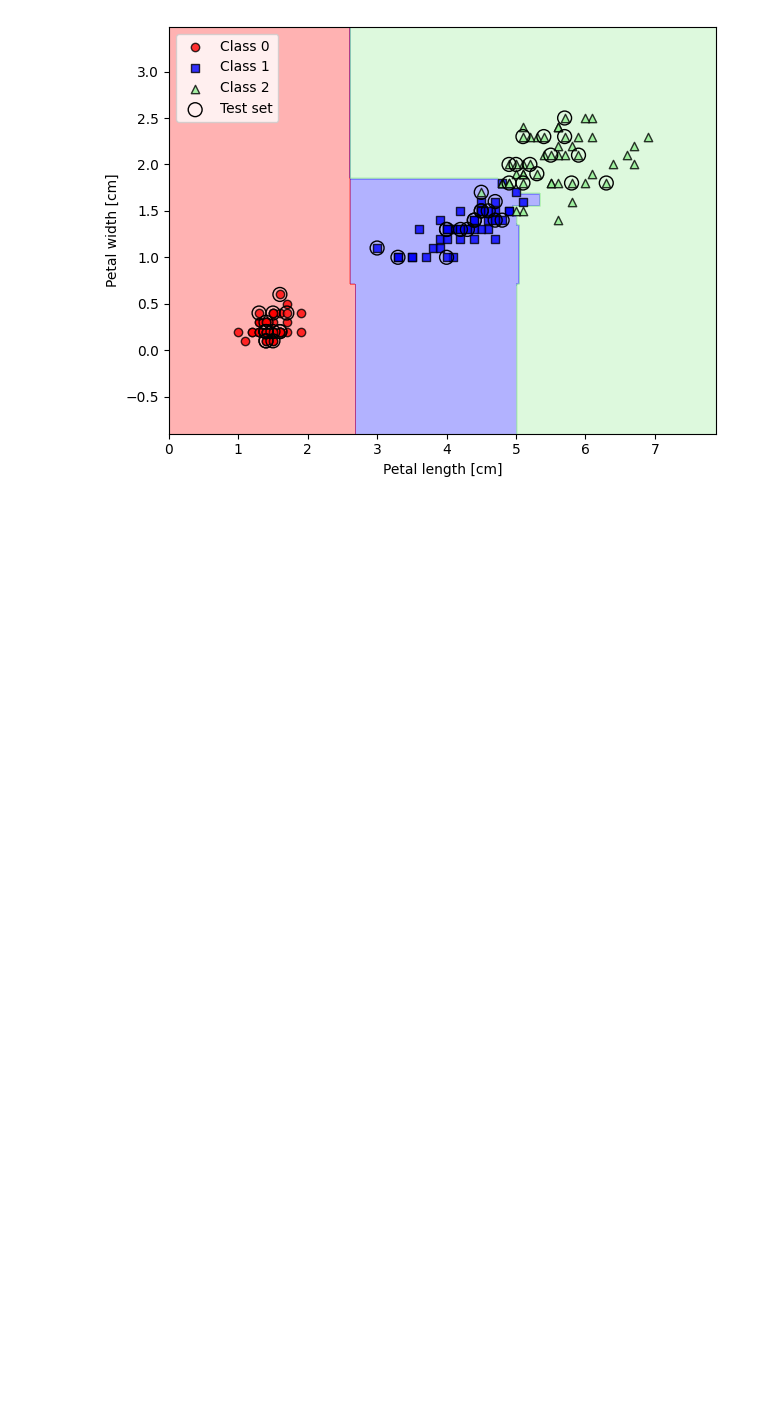
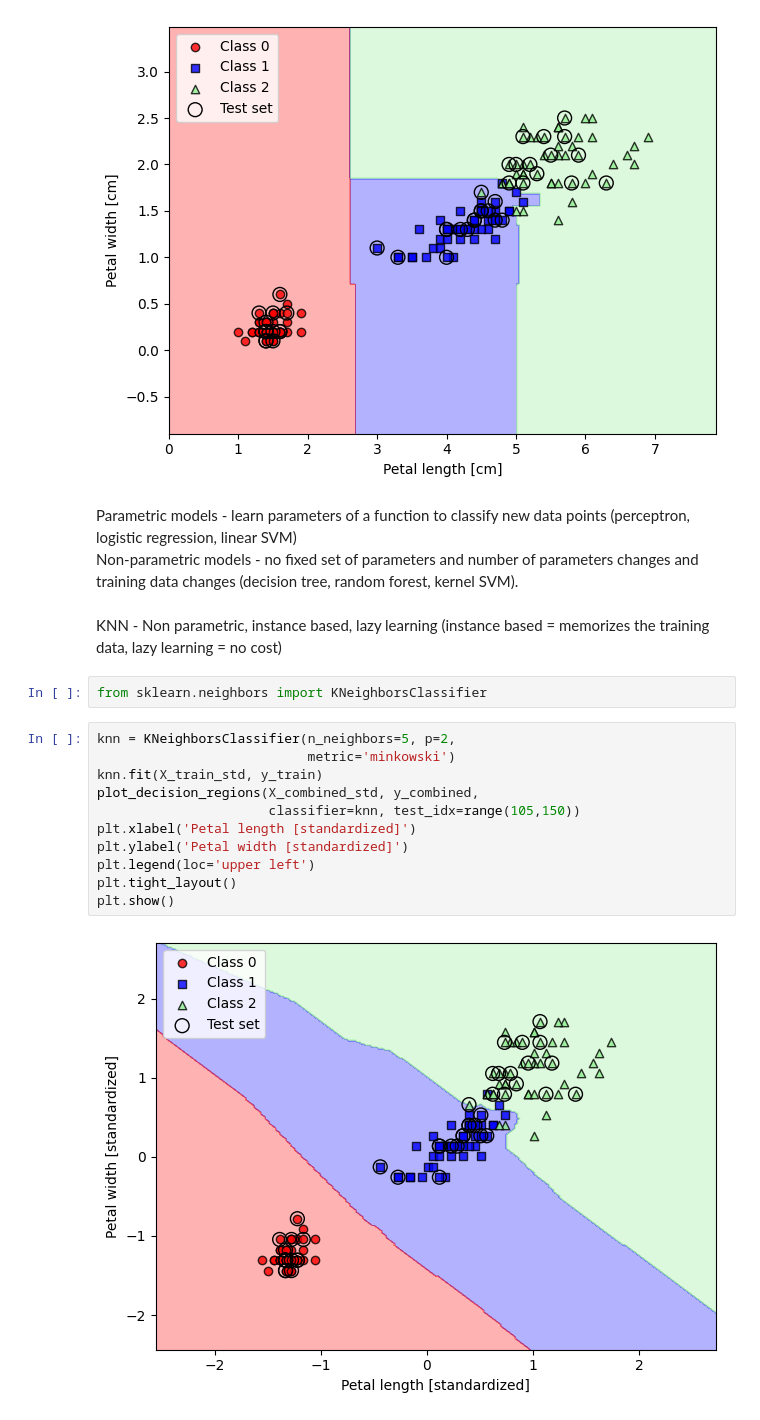
Before and after one commit to siddiskid/AI, a Jupyter notebook: chapter3.ipynb, the cells around one changed output. Cells and saved outputs as stored; diff of their text form; blank space fills up the shorter version.

Commit message:
learned knn and finished chapter 3

```diff
--- a/chapter3.ipynb
+++ b/chapter3.ipynb
@@ -450,3 +450,23 @@ plt.tight_layout()
 plt.show()
 # %% [output]
 [figure]
+# %% [markdown]
+Parametric models - learn parameters of a function to classify new data points (perceptron, logistic regression, linear SVM) <br>
+Non-parametric models - no fixed set of parameters and number of parameters changes and training data changes (decision tree, random forest, kernel SVM).
+# %% [markdown]
+KNN - Non parametric, instance based, lazy learning (instance based = memorizes the training data, lazy learning = no cost)
+# %%
+from sklearn.neighbors import KNeighborsClassifier
+# %%
+knn = KNeighborsClassifier(n_neighbors=5, p=2,
+                           metric='minkowski')
+knn.fit(X_train_std, y_train)
+plot_decision_regions(X_combined_std, y_combined,
+                      classifier=knn, test_idx=range(105,150))
+plt.xlabel('Petal length [standardized]')
+plt.ylabel('Petal width [standardized]')
+plt.legend(loc='upper left')
+plt.tight_layout()
+plt.show()
+# %% [output]
+[figure, added]
```
Also changed, not shown: parts of 1 cell of this notebook.
